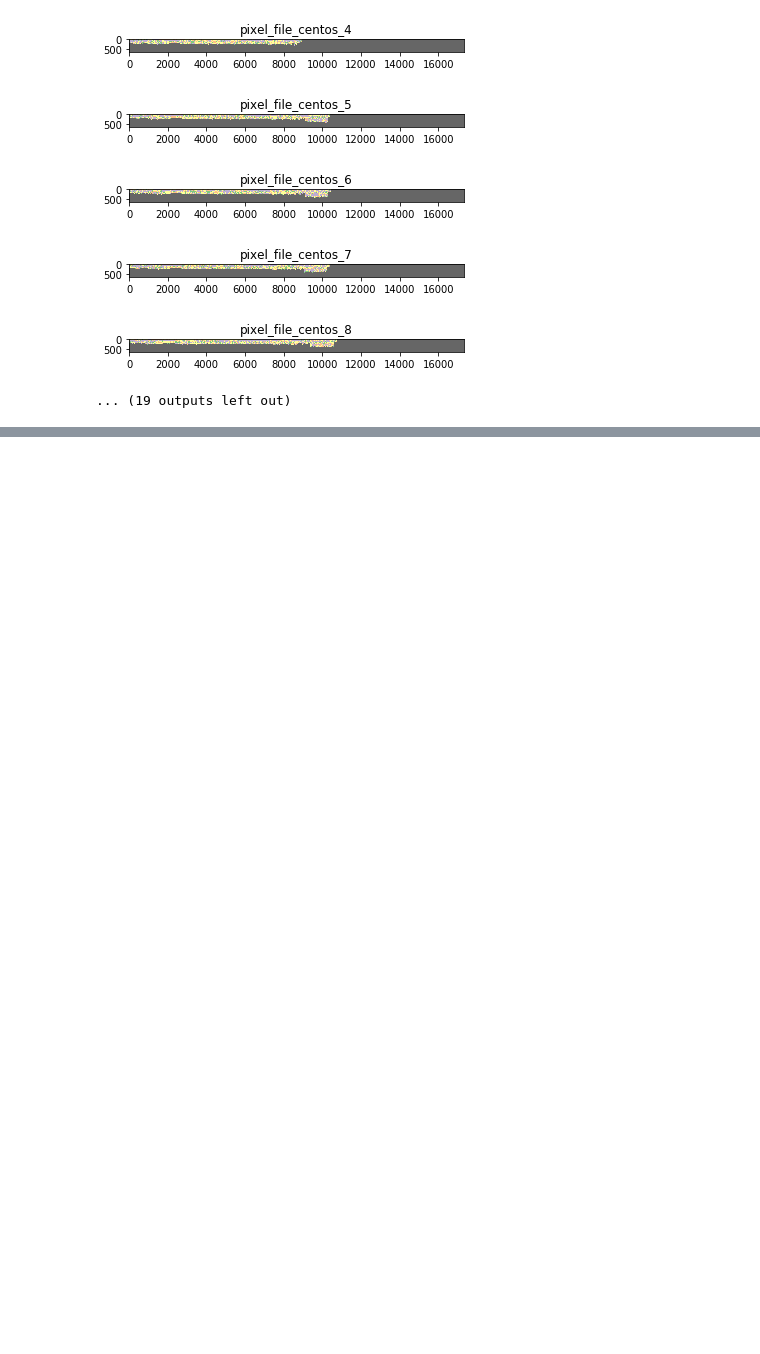
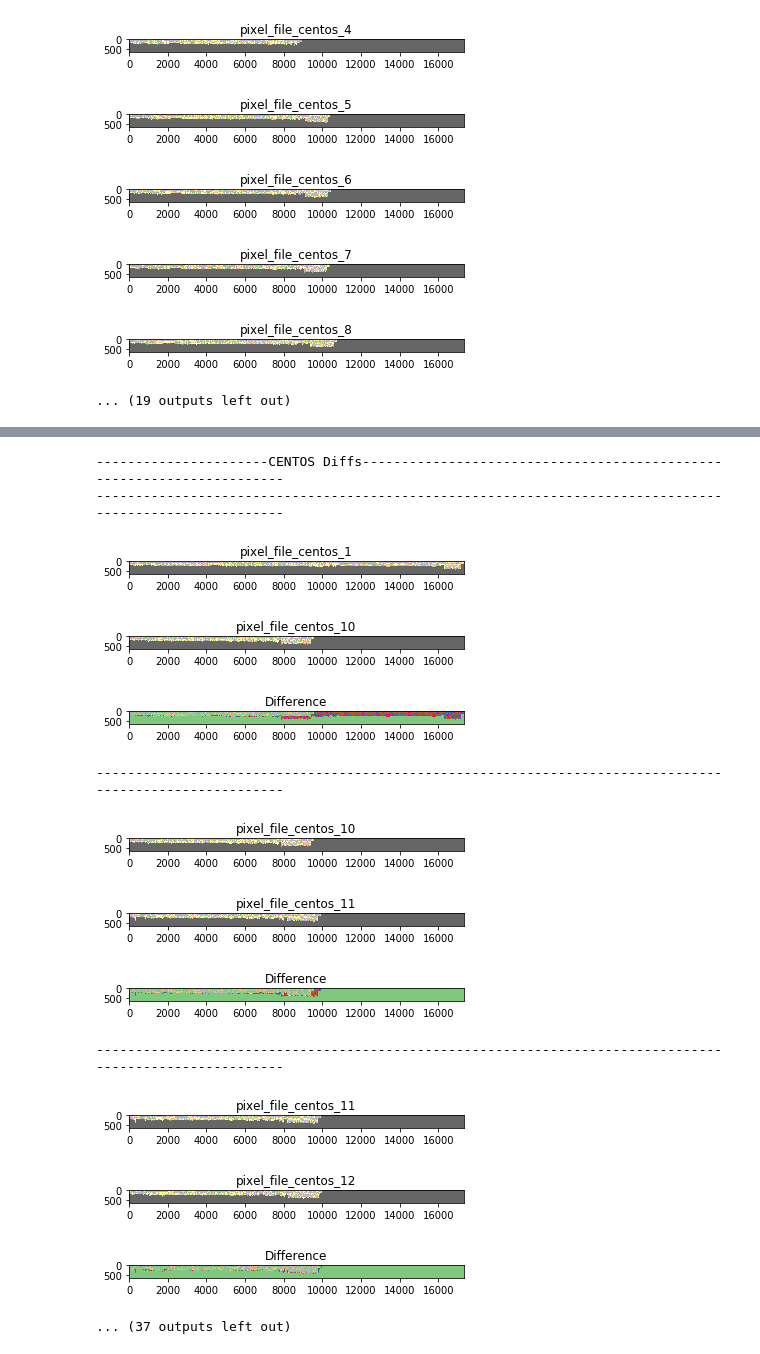
Before and after one commit to rkarn/Container-Classification, a Jupyter notebook: crawler metric processing.ipynb, the cells around one changed output, grey strips where cells are left out. Cells and saved outputs as stored; diff of their text form; code cells hidden in the pictures; blank space fills up the shorter version.

```diff
--- a/crawler metric processing.ipynb
+++ b/crawler metric processing.ipynb
@@ -266 +297,25 @@ for dict_key in Image_ubunut_centos_dictionary_key:
+# %%
+print '----------------------CENTOS Diffs----------------------------------------------------------------------'
+print '--------------------------------------------------------------------------------------------------------'
+for i in range(len(centos_keys) - 1):
+    plt.imshow(np.array(Image_ubunut_centos_dictionary[centos_keys[i]]).T,cmap=cm.Accent); plt.title(centos_keys[i]); plt.show()
+    plt.imshow(np.array(Image_ubunut_centos_dictionary[centos_keys[i+1]]).T,cmap=cm.Accent); plt.title(centos_keys[i+1]); plt.show()
+    Difference =np.absolute(np.asarray(Image_ubunut_centos_dictionary[centos_keys[i]]) - np.asarray(Image_ubunut_centos_dictionary[centos_keys[i+1]]))
+    plt.imshow(Difference.T,cmap=cm.Accent);plt.title('Difference');plt.show()
+    print '--------------------------------------------------------------------------------------------------------'
+# %% [output]
+----------------------CENTOS Diffs----------------------------------------------------------------------
+--------------------------------------------------------------------------------------------------------
+[figure, added]
+[figure, added]
+[figure, added]
+--------------------------------------------------------------------------------------------------------
+[figure, added]
+[figure, added]
+[figure, added]
+--------------------------------------------------------------------------------------------------------
+[figure, added]
+[figure, added]
+[figure, added]
+... (37 outputs left out)
 # %%
```
Also changed, not shown: parts of 3 cells of this notebook.
